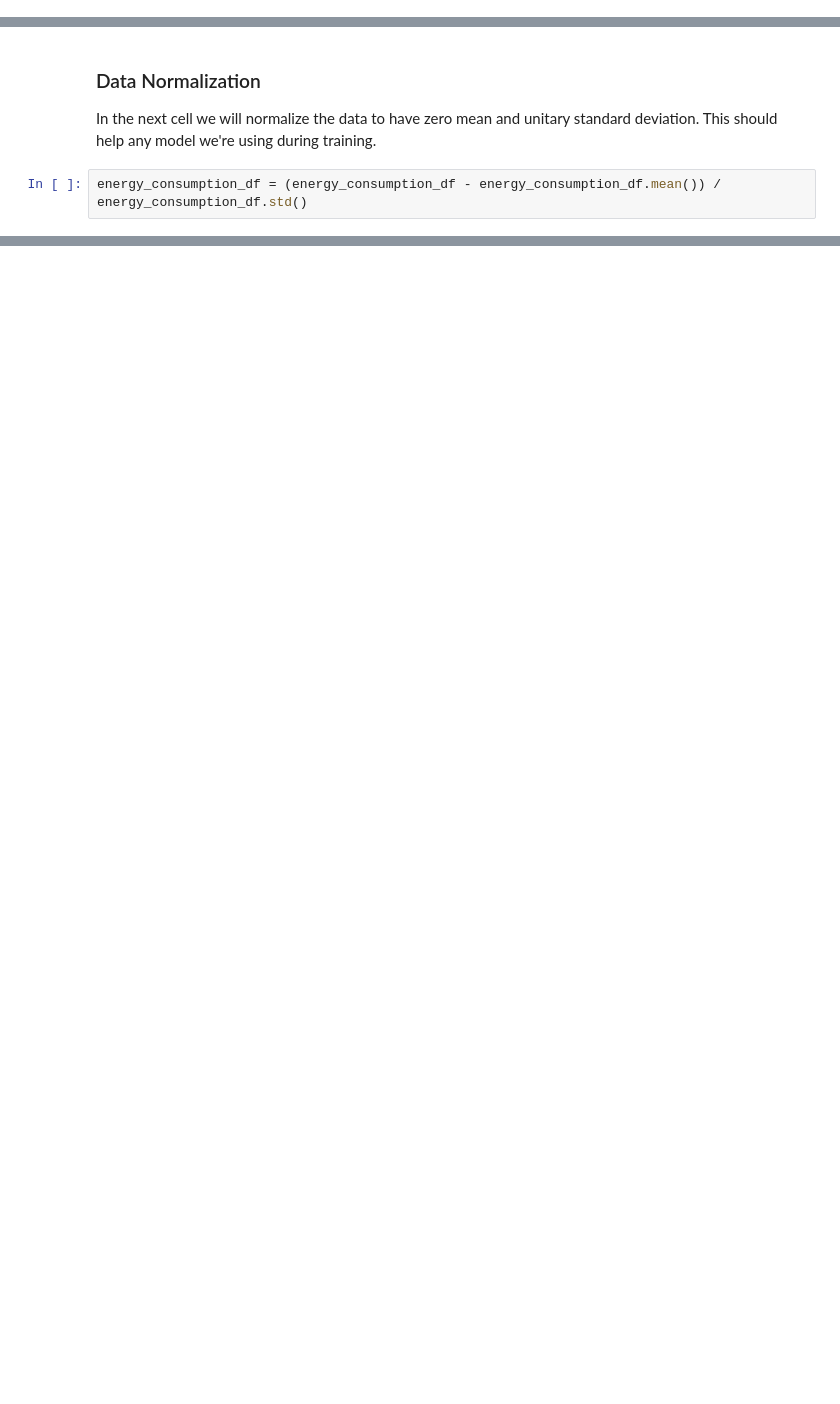
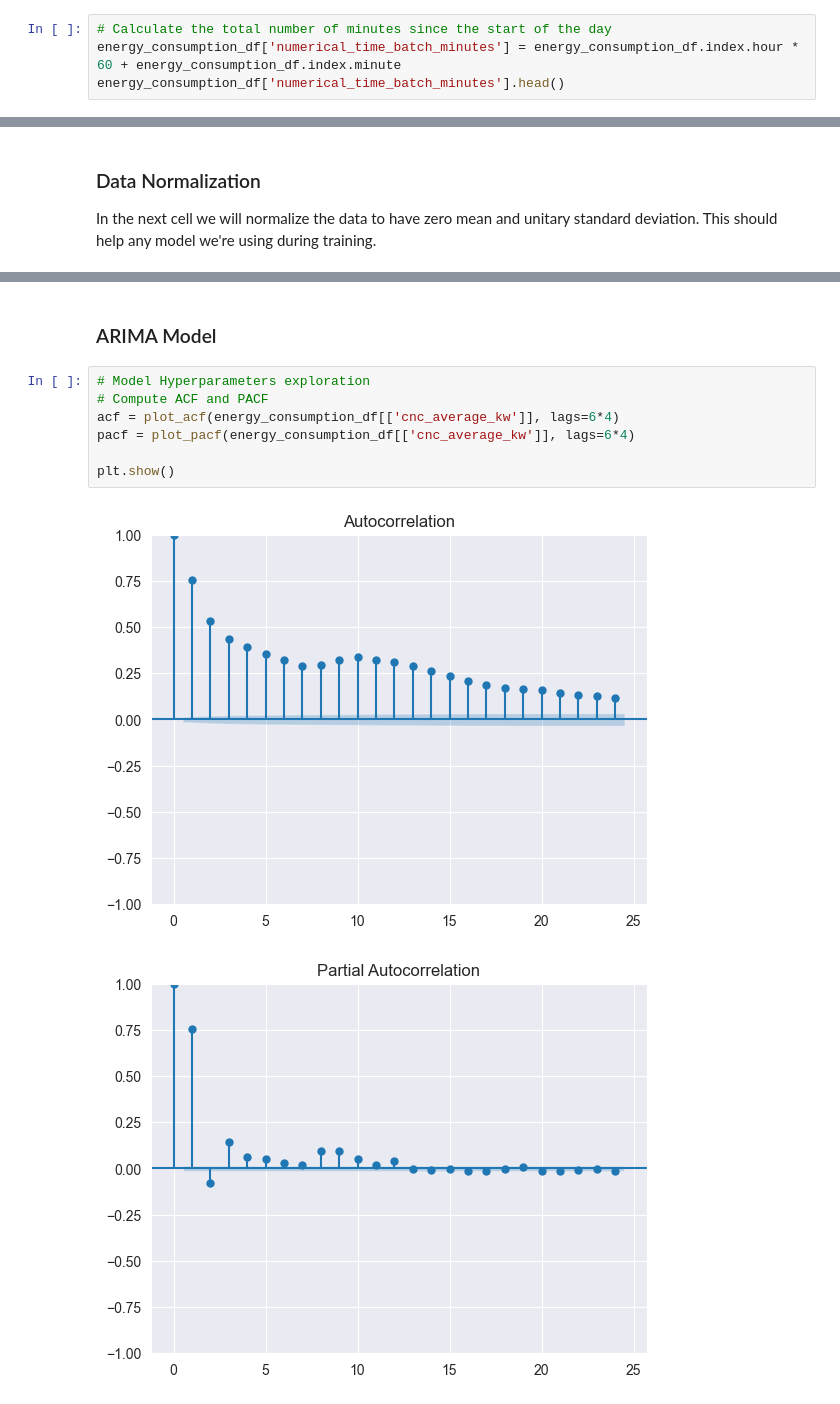
Before and after one commit to LFK01/CNC_consumption_wizard, a Jupyter notebook: energy_consumption.ipynb, the cells around one changed output, grey strips where cells are left out. Saved outputs shown, nothing was run; the diff lists cells and outputs as text; blank space fills up the shorter version.

```diff
--- a/energy_consumption.ipynb
+++ b/energy_consumption.ipynb
@@ -520,0 +587,4 @@ Some of this features could be reduced into a unique features to lower the dimen
+# %%
+# Calculate the total number of minutes since the start of the day
+energy_consumption_df['numerical_time_batch_minutes'] = energy_consumption_df.index.hour * 60 + energy_consumption_df.index.minute
+energy_consumption_df['numerical_time_batch_minutes'].head()
@@ -522,5 +600,3 @@ Some of this features could be reduced into a unique features to lower the dimen
 ### Data Normalization
 
 In the next cell we will normalize the data to have zero mean and unitary standard deviation. This should help any model we're using during training.
-# %%
-energy_consumption_df = (energy_consumption_df - energy_consumption_df.mean()) / energy_consumption_df.std()
@@ -543,0 +632,12 @@ In the next paragraphs we will try to define a model to predict the energy consu
+# %% [markdown]
+### ARIMA Model
+# %%
+# Model Hyperparameters exploration
+# Compute ACF and PACF
+acf = plot_acf(energy_consumption_df[['cnc_average_kw']], lags=6*4)
+pacf = plot_pacf(energy_consumption_df[['cnc_average_kw']], lags=6*4)
+
+plt.show()
+# %% [output]
+[figure, added]
+[figure, added]
```
Also changed, not shown: parts of 48 cells of this notebook, 1 other file.
